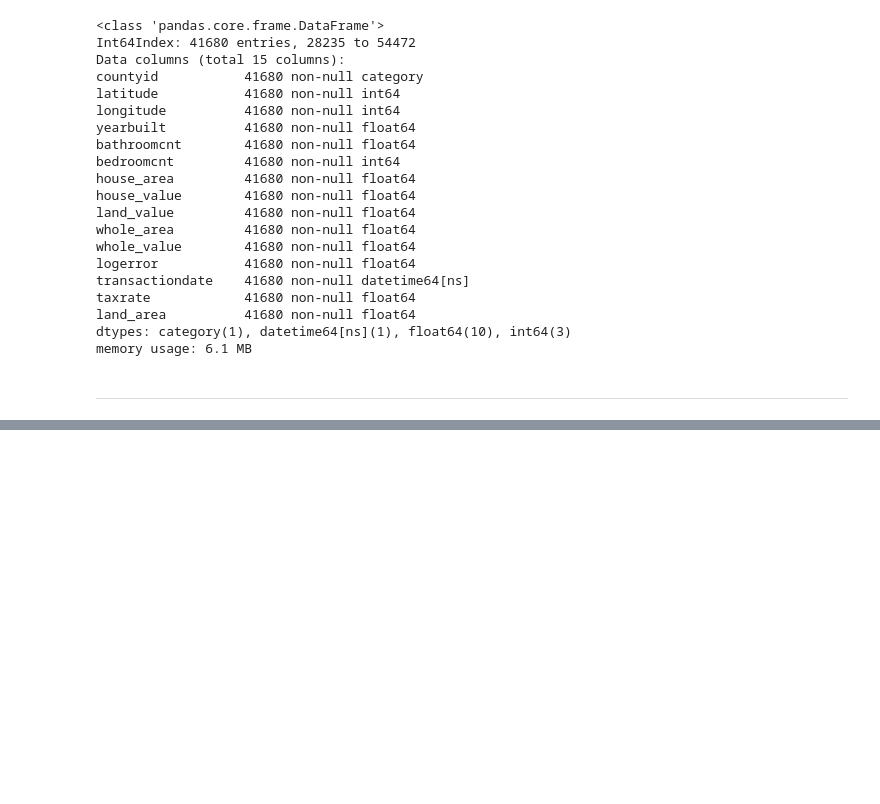
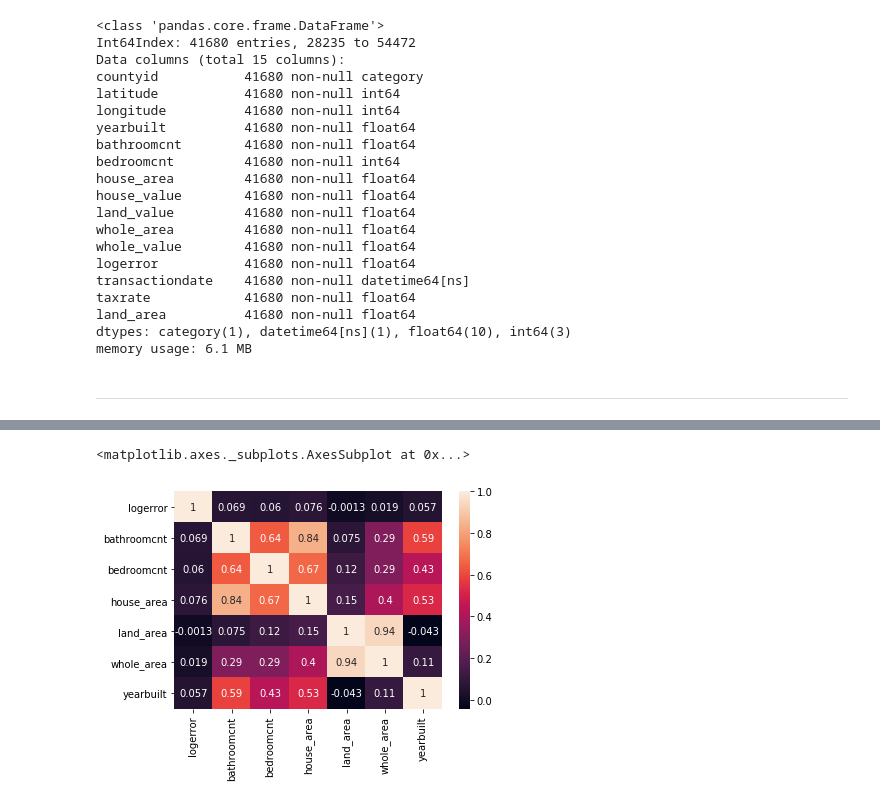
Before and after one commit to RainierCluster/zillow-cluster, a Jupyter notebook: Cris - Rainier-Cluster.ipynb, the cells around one changed output, grey strips where cells are left out. Drawn from its saved outputs; the diff is of its cells as text; code cells hidden in the pictures; blank space fills up the shorter version.

```diff
--- a/Cris - Rainier-Cluster.ipynb
+++ b/Cris - Rainier-Cluster.ipynb
@@ -71,0 +83,5 @@ trex
+# %%
+sns.heatmap(trex_home.corr(), annot=True)
+# %% [output]
+<matplotlib.axes._subplots.AxesSubplot at 0x...>
+[figure, added]
```
Also changed, not shown: parts of 12 cells of this notebook.
